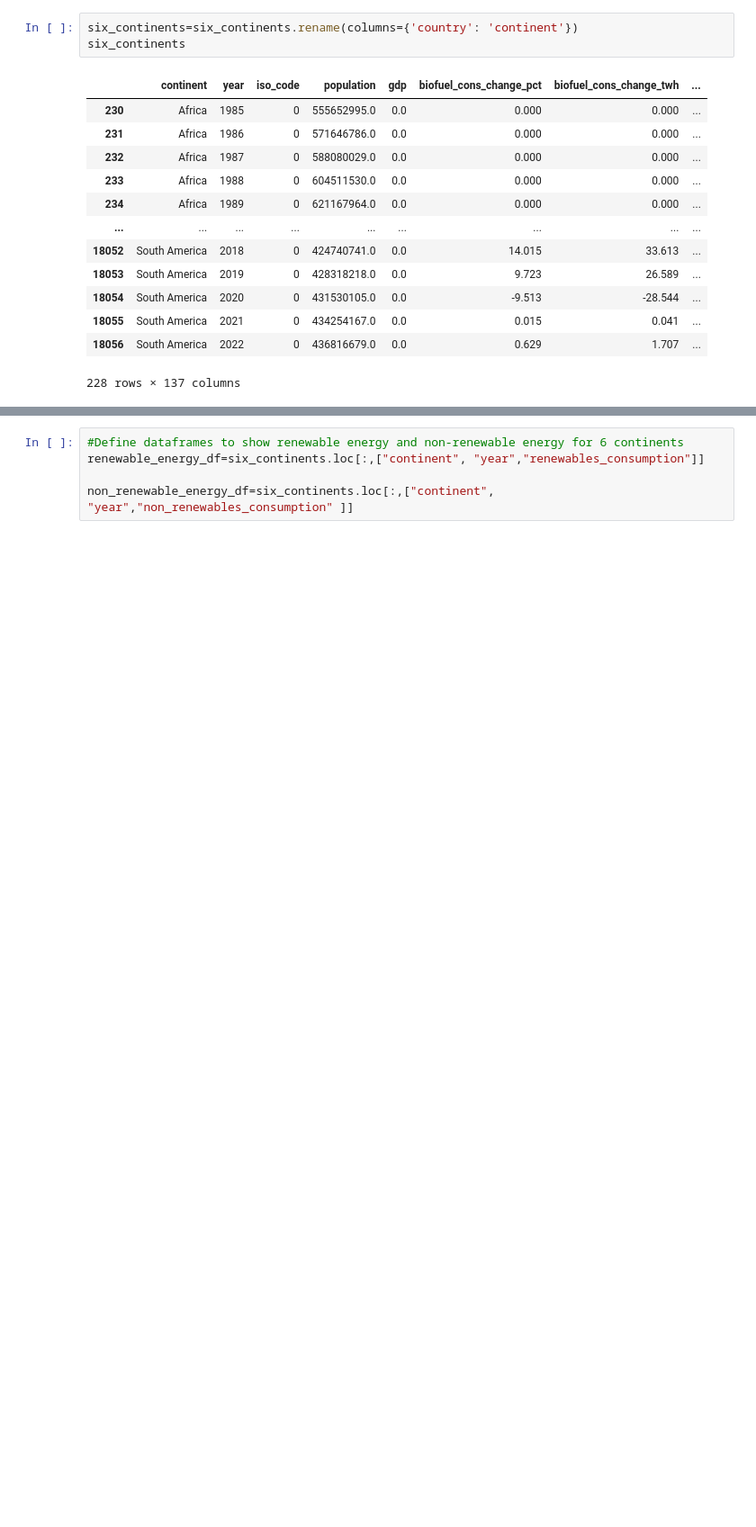
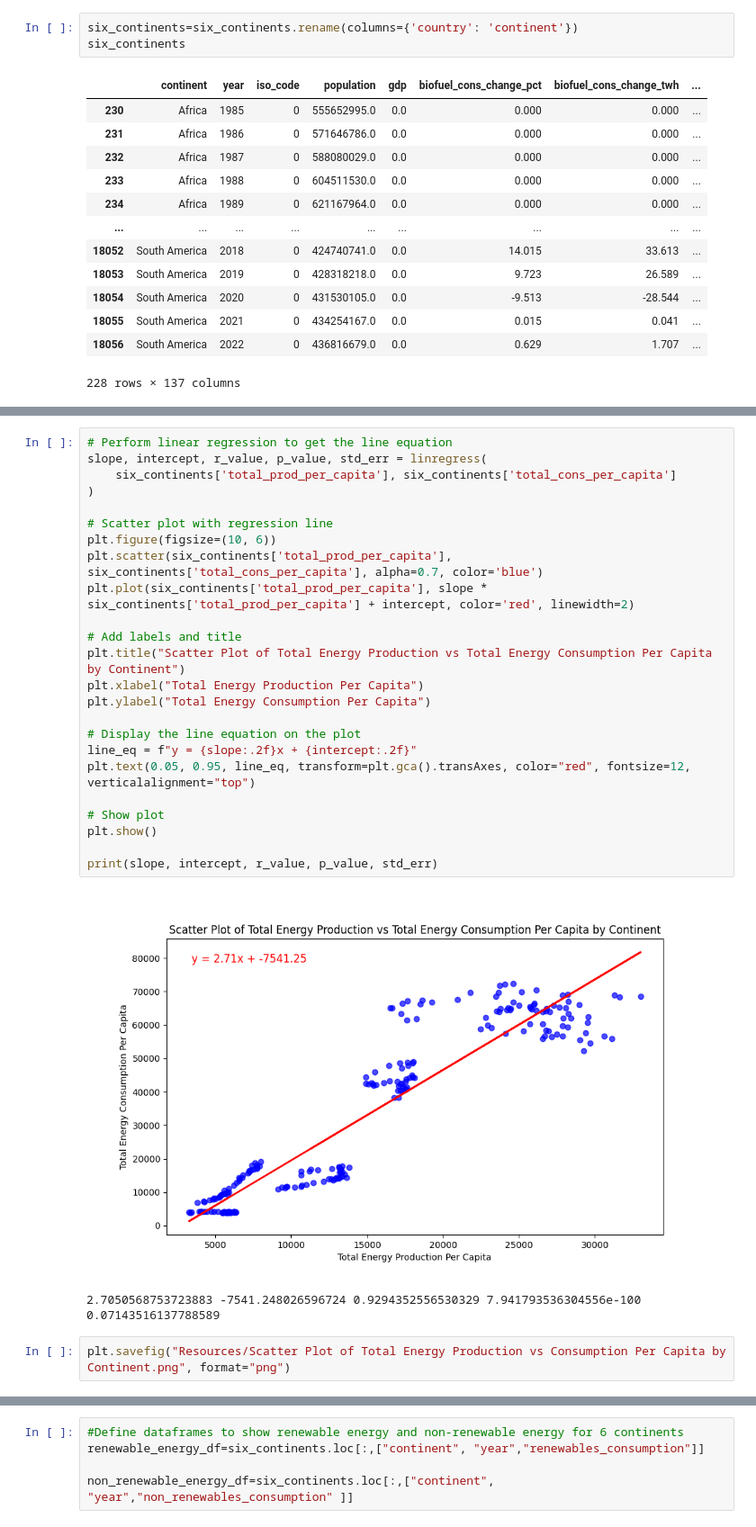
Before and after one commit to skythelimitdt/data_analytics_proj1, a Jupyter notebook: world_energy_consumption.ipynb, the cells around one changed output, grey strips where cells are left out. Shown at 90% size. Saved outputs shown, nothing was run; the diff lists cells and outputs as text; blank space fills up the shorter version.

```diff
--- a/world_energy_consumption.ipynb
+++ b/world_energy_consumption.ipynb
@@ -1343,0 +1350,29 @@ plt.show()
+# %%
+# Perform linear regression to get the line equation
+slope, intercept, r_value, p_value, std_err = linregress(
+    six_continents['total_prod_per_capita'], six_continents['total_cons_per_capita']
+)
+
+# Scatter plot with regression line
+plt.figure(figsize=(10, 6))
+plt.scatter(six_continents['total_prod_per_capita'], six_continents['total_cons_per_capita'], alpha=0.7, color='blue')
+plt.plot(six_continents['total_prod_per_capita'], slope * six_continents['total_prod_per_capita'] + intercept, color='red', linewidth=2)
+
+# Add labels and title
+plt.title("Scatter Plot of Total Energy Production vs Total Energy Consumption Per Capita by Continent")
+plt.xlabel("Total Energy Production Per Capita")
+plt.ylabel("Total Energy Consumption Per Capita")
+
+# Display the line equation on the plot
+line_eq = f"y = {slope:.2f}x + {intercept:.2f}"
+plt.text(0.05, 0.95, line_eq, transform=plt.gca().transAxes, color="red", fontsize=12, verticalalignment="top")
+
+# Show plot
+plt.show()
+
+print(slope, intercept, r_value, p_value, std_err)
+# %% [output]
+[figure, added]
+2.7050568753723883 -7541.248026596724 0.9294352556530329 7.941793536304556e-100 0.07143516137788589
+# %%
+plt.savefig("Resources/Scatter Plot of Total Energy Production vs Consumption Per Capita by Continent.png", format="png")
```
Also changed, not shown: parts of 13 cells of this notebook.
